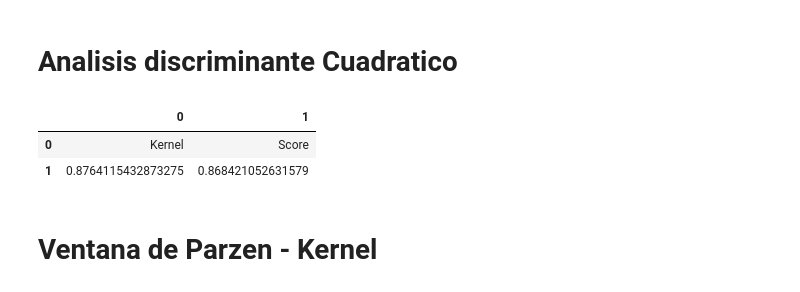
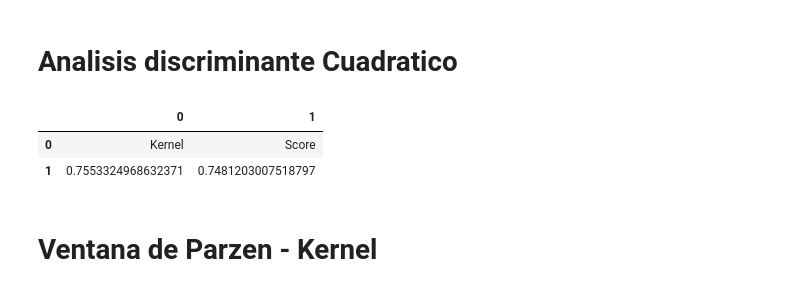
Before and after one commit to cctorres/SIM-II, a Jupyter notebook: SIM_II_PF.ipynb, the cells around one changed output. Cells and saved outputs as stored; diff of their text form; code cells hidden in the pictures.

```diff
--- a/SIM_II_PF.ipynb
+++ b/SIM_II_PF.ipynb
@@ -101,21 +108,21 @@ x_test = scaler.transform(x_test)
 # %%
 from sklearn.discriminant_analysis import QuadraticDiscriminantAnalysis
 arr = np.array([['Kernel','Score']])
 QDA = QuadraticDiscriminantAnalysis()
 QDA.fit(x_train, y_train)
 
 qda_score=QDA.score(x_train, y_train)
 y_pred = QDA.predict(x_test)
 qda_accuracy_score = accuracy_score(y_test, y_pred)
 
-row = np.array([gb_score,gb_accuracy_score])
+row = np.array([qda_score,qda_accuracy_score])
 arr = np.append(arr,[row],axis= 0)
 table = pd.DataFrame(data=arr)
 table.head(table.shape[0])
 # %% [output]
 |  | 0 | 1 |
 | 0 | Kernel | Score |
-| 1 | 0.8764115432873275 | 0.868421052631579 |
+| 1 | 0.7553324968632371 | 0.7481203007518797 |
 # %% [markdown]
 # **Ventana de Parzen - Kernel**
 # %%
```
Also changed, not shown: parts of 4 cells of this notebook.
